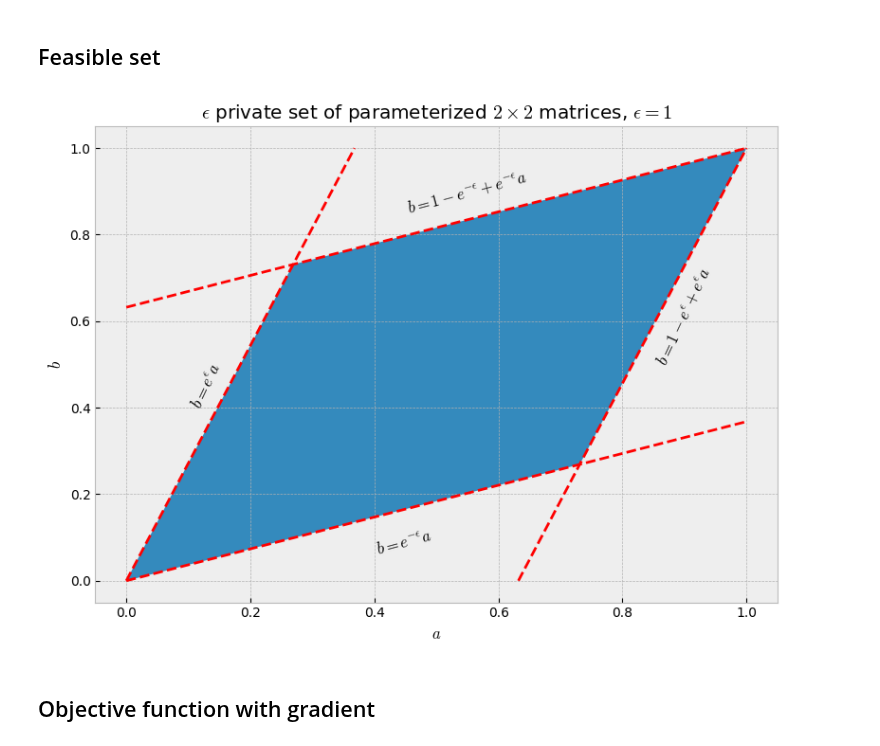
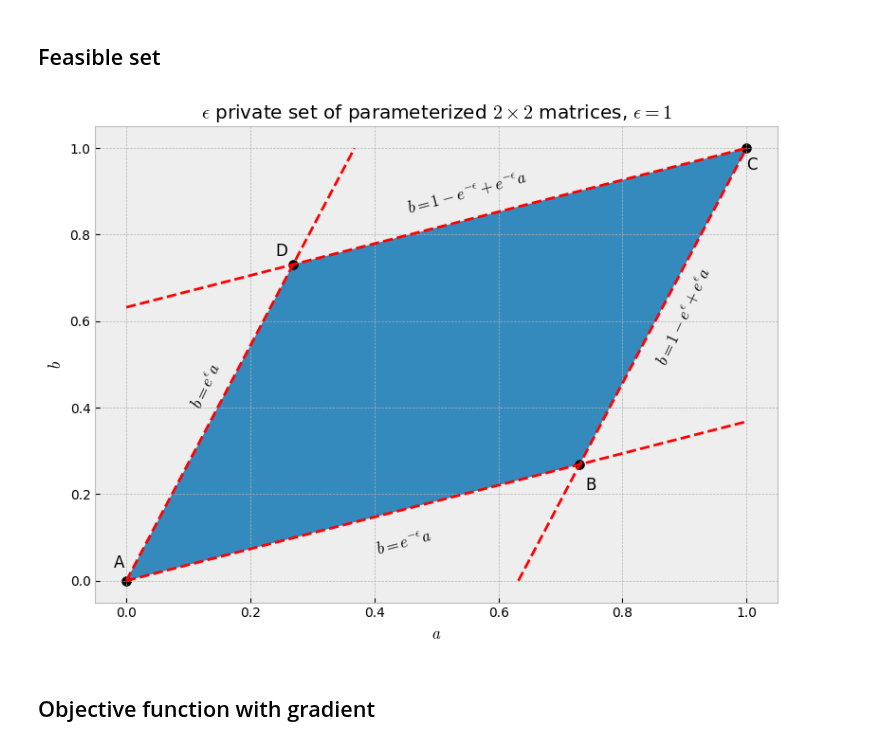
Before and after one commit to MatejVe/locally_efficient_differential_privacy, a Jupyter notebook: thesis_visualization.ipynb, the cells around one changed output. Cells and saved outputs as stored; diff of their text form; code cells hidden in the pictures.

```diff
--- a/thesis_visualization.ipynb
+++ b/thesis_visualization.ipynb
@@ -19,34 +19,43 @@ from matplotlib.patches import FancyArrowPatch
 # %%
 EPSILON = 1
 
 fig, ax = plt.subplots(figsize=(8, 6))
 
 ax.plot([0, np.exp(-EPSILON)], [0, 1], color="red", linestyle="dashed")
 ax.plot([0, 1], [0, np.exp(-EPSILON)], color="red", linestyle="dashed")
 
 ax.plot([0, 1], [1 - np.exp(-EPSILON), 1], color="red", linestyle="dashed")
 ax.plot([1 - np.exp(-EPSILON), 1], [0, 1], color="red", linestyle="dashed")
 
 ax.fill_between(
     x=[0, (1 - np.exp(-EPSILON)) / (np.exp(EPSILON) - np.exp(-EPSILON)), (1 - np.exp(EPSILON)) / (np.exp(-EPSILON) - np.exp(EPSILON)), 1],
     y1=[0, (np.exp(EPSILON) - 1) / (np.exp(EPSILON) - np.exp(-EPSILON)), 1 - np.exp(-EPSILON) + (np.exp(-EPSILON) - 1) / (np.exp(-EPSILON) - np.exp(EPSILON)), 1],
     y2=[0, (1 - np.exp(-EPSILON)) / (np.exp(2*EPSILON) - 1), (np.exp(-EPSILON) - 1) / (np.exp(-EPSILON) - np.exp(EPSILON)), 1]
 )
 
+ax.scatter([0, (1-np.exp(EPSILON)) / (np.exp(-EPSILON) - np.exp(EPSILON)), 1, (1-np.exp(-EPSILON)) / (np.exp(EPSILON) - np.exp(-EPSILON))],
+           [0, (np.exp(-EPSILON) - 1) / (np.exp(-EPSILON) - np.exp(EPSILON)), 1, (np.exp(EPSILON) - 1) / (np.exp(EPSILON) - np.exp(-EPSILON))],
+           s=50, color="black")
+
 ax.annotate(r"$b = e^\epsilon a$", xy=(0.10, 0.4), fontsize="large", rotation=65)
 ax.annotate(r"$b = e^{-\epsilon} a$", xy=(0.4, 0.06), fontsize="large", rotation=15)
 ax.annotate(r"$b = 1 - e^{-\epsilon} + e^{-\epsilon}a$", xy=(0.45, 0.85), fontsize="large", rotation=15)
 ax.annotate(r"$b = 1 - e^\epsilon + e^\epsilon a$", xy=(0.85, 0.5), fontsize="large", rotation=65)
+
+ax.annotate("A", xy=(-0.02, 0.03), fontsize="large")
+ax.annotate("B", xy=(0.74, 0.21), fontsize="large")
+ax.annotate("C", xy=(1, 0.95), fontsize="large")
+ax.annotate("D", xy=(0.24, 0.75), fontsize="large")
 
 ax.set_xlabel("$a$")
 ax.set_ylabel("$b$")
 ax.set_title(r"$\epsilon$ private set of parameterized $2\times 2$ matrices, $\epsilon=1$")
 
 plt.tight_layout()
 plt.savefig("figures/epsilon_private_set.png")
 plt.show()
 # %% [output]
-[figure, old version]
+[figure, new version]
 # %% [markdown]
 ## Objective function with gradient
 # %%
```
Also changed, not shown: parts of 1 cell of this notebook, 6 other files.
